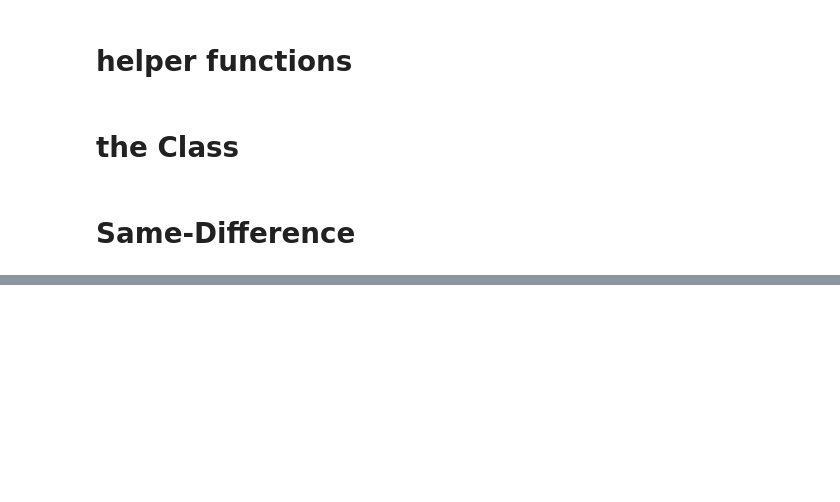
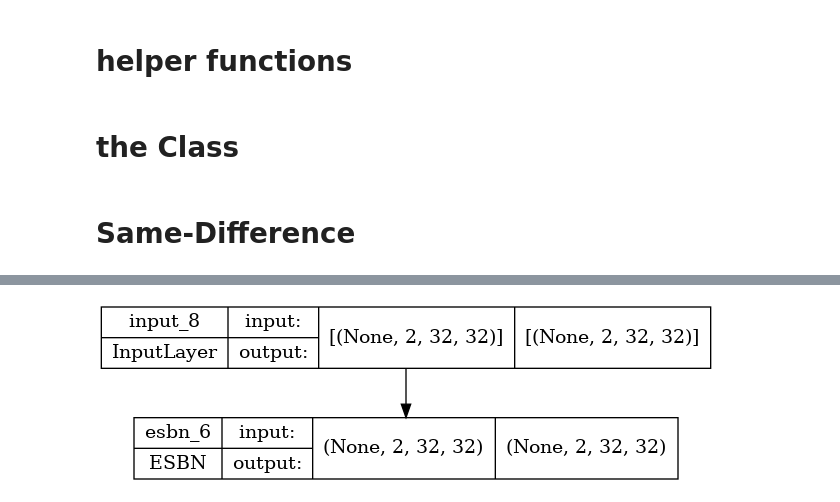
Before and after one commit to LA-Koenig/ESBN-keras, a Jupyter notebook: Codebase/ESBN.ipynb, the cells around one changed output, grey strips where cells are left out. Drawn from its saved outputs; the diff is of its cells as text; code cells hidden in the pictures; blank space fills up the shorter version.

```diff
--- a/Codebase/ESBN.ipynb
+++ b/Codebase/ESBN.ipynb
@@ -294,0 +361,10 @@ test_set = {'seq_ind': all_test_seq, 'y': all_test_targ}
+# %%
+x = keras.layers.Input(x_train.shape[1:])
+
+y = ESBN()(x)
+
+model = keras.Model(x, y)
+# %%
+keras.utils.plot_model(model, expand_nested=True, show_shapes=True)
+# %% [output]
+[figure, added]
```
Also changed, not shown: parts of 16 cells of this notebook.
